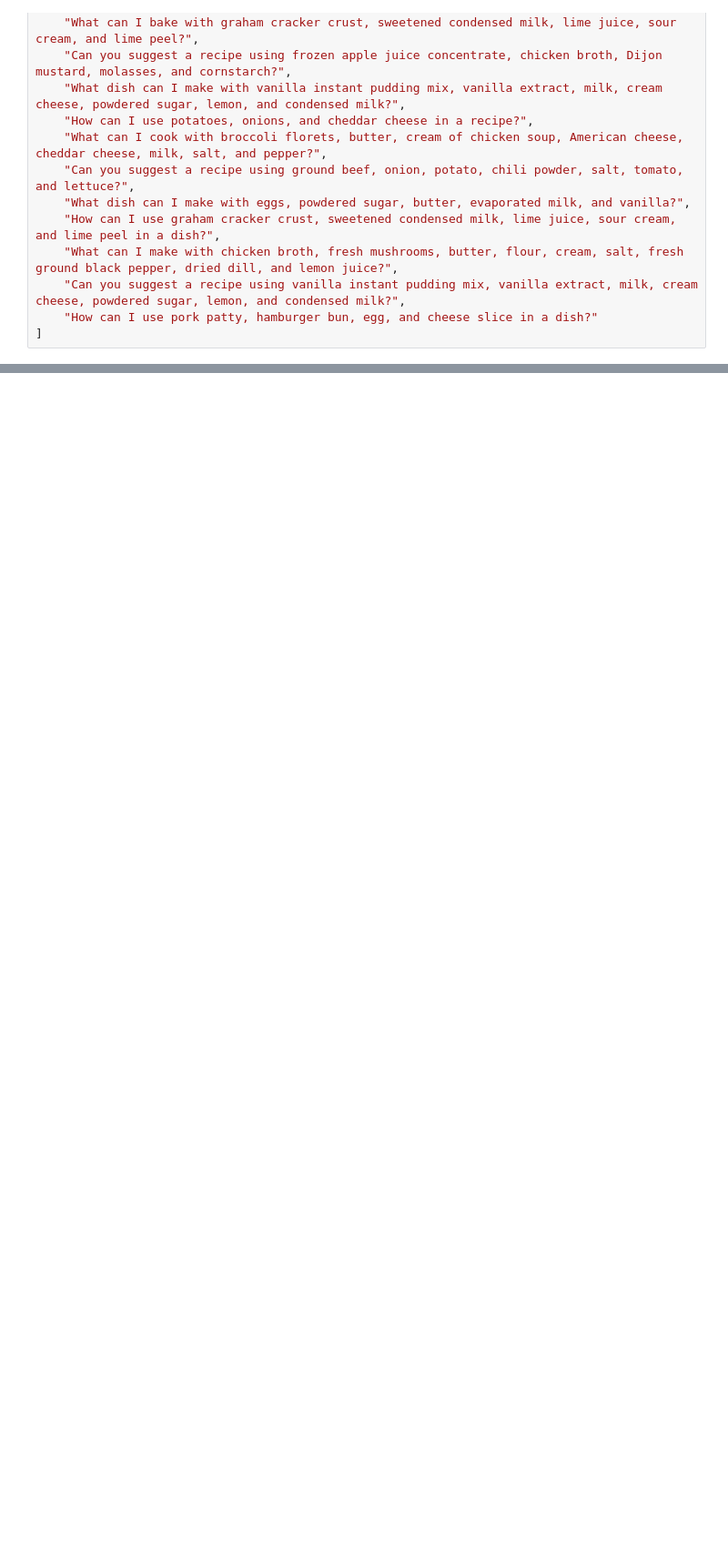
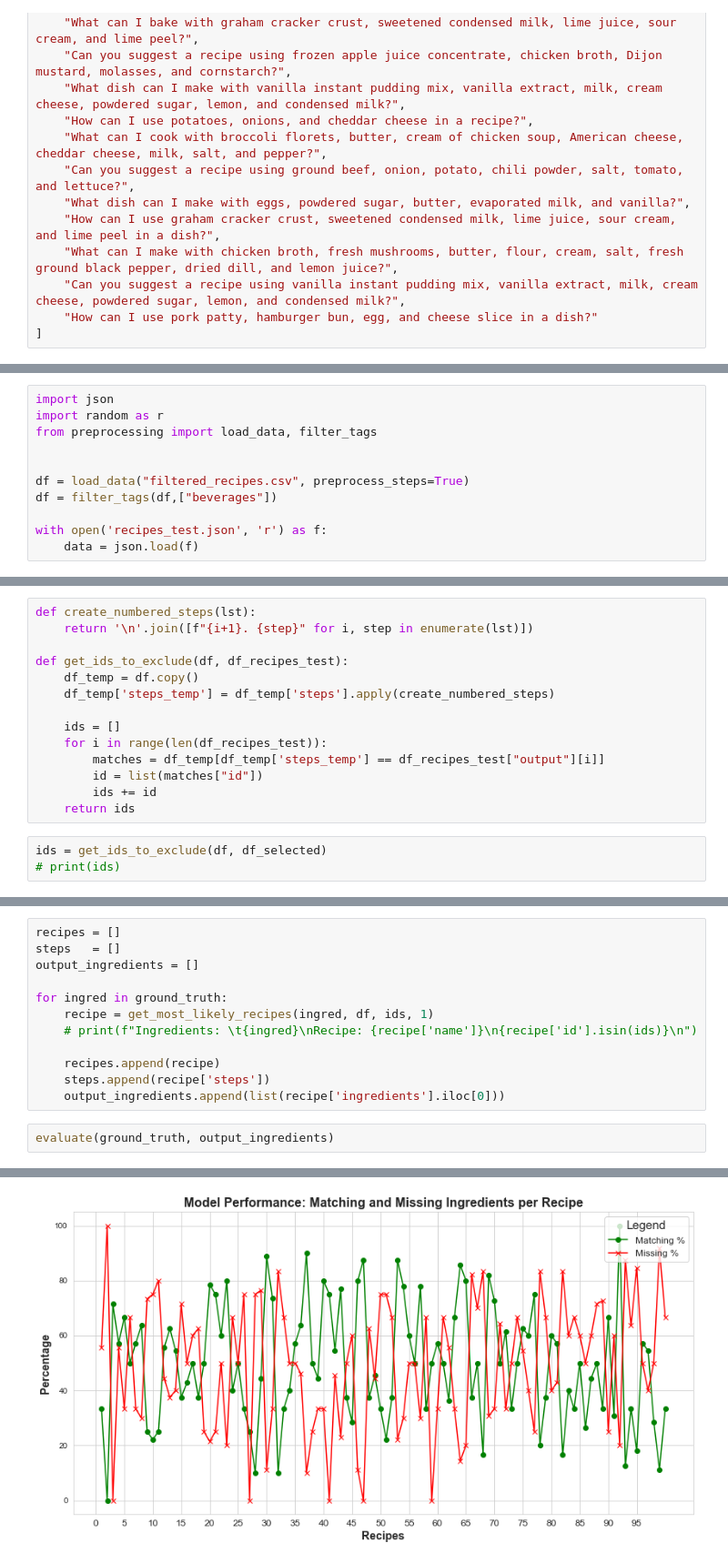
Before and after one commit to Mattolo4/Recipe-Chat-bot, a Jupyter notebook: Matteo.ipynb, the cells around one changed output, grey strips where cells are left out. Shown at 91% size. Saved outputs shown, nothing was run; the diff lists cells and outputs as text; blank space fills up the shorter version.

```diff
--- a/Matteo.ipynb
+++ b/Matteo.ipynb
@@ -402,0 +299,11 @@ Missing: ['mozzarella cheese', 'potato', 'shake-n-bake for pork', 'pork chops',
+# %%
+import json
+import random as r
+from preprocessing import load_data, filter_tags
+
+
+df = load_data("filtered_recipes.csv", preprocess_steps=True)
+df = filter_tags(df,["beverages"])
+
+with open('recipes_test.json', 'r') as f:
+    data = json.load(f)
@@ -402,0 +328,17 @@ Missing: ['mozzarella cheese', 'potato', 'shake-n-bake for pork', 'pork chops',
+# %%
+def create_numbered_steps(lst):
+    return '\n'.join([f"{i+1}. {step}" for i, step in enumerate(lst)])
+
+def get_ids_to_exclude(df, df_recipes_test):
+    df_temp = df.copy()
+    df_temp['steps_temp'] = df_temp['steps'].apply(create_numbered_steps)
+
+    ids = []
+    for i in range(len(df_recipes_test)):
+        matches = df_temp[df_temp['steps_temp'] == df_recipes_test["output"][i]]
+        id = list(matches["id"])
+        ids += id
+    return ids
+# %%
+ids = get_ids_to_exclude(df, df_selected)
+# print(ids)
@@ -402,0 +347,15 @@ Missing: ['mozzarella cheese', 'potato', 'shake-n-bake for pork', 'pork chops',
+# %%
+recipes = []
+steps   = []
+output_ingredients = []
+
+for ingred in ground_truth:
+    recipe = get_most_likely_recipes(ingred, df, ids, 1)
+    # print(f"Ingredients: \t{ingred}\nRecipe: {recipe['name']}\n{recipe['id'].isin(ids)}\n")
+
+    recipes.append(recipe)
+    steps.append(recipe['steps'])
+    output_ingredients.append(list(recipe['ingredients'].iloc[0]))
+# %%
+evaluate(ground_truth, output_ingredients)
+# %% [output]
@@ -402,0 +379 @@ Missing: ['mozzarella cheese', 'potato', 'shake-n-bake for pork', 'pork chops',
+[figure, added]
```
Also changed, not shown: parts of 19 cells of this notebook, 3 other files.
